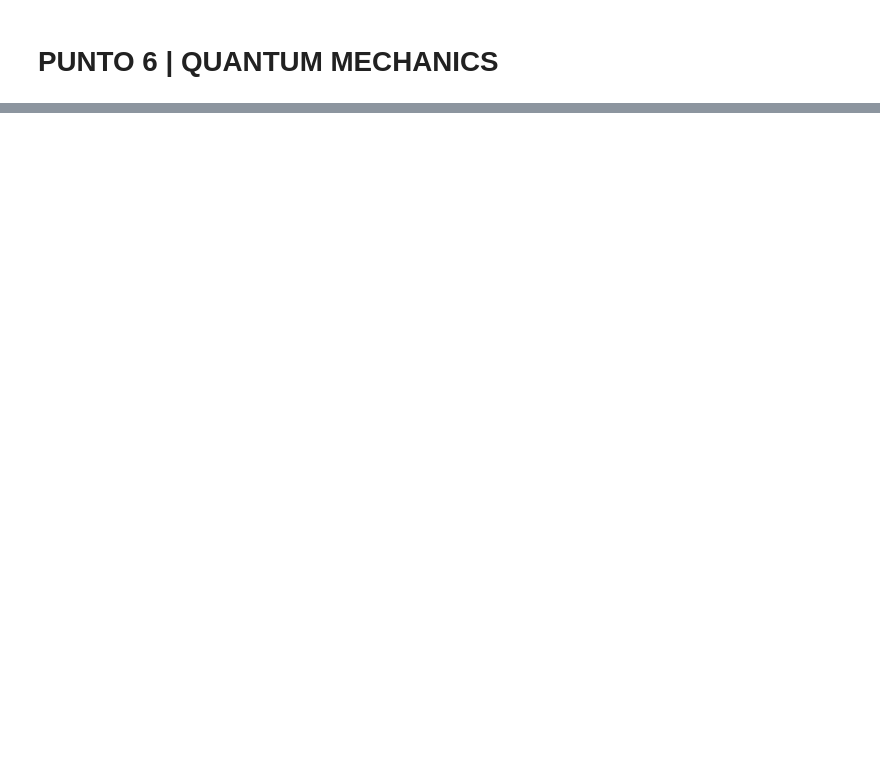
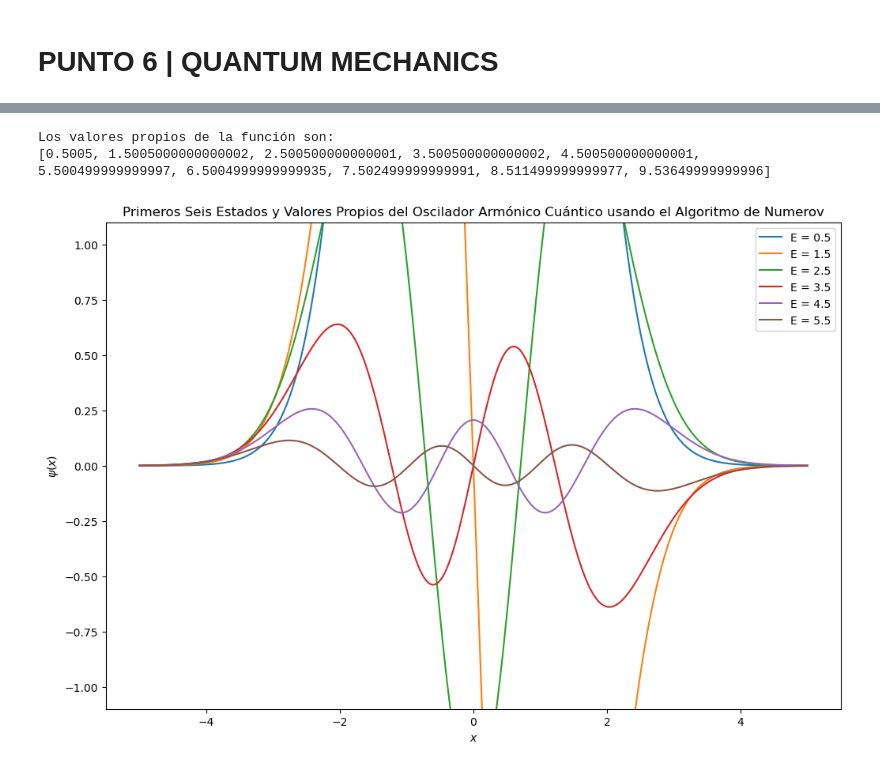
Before and after one commit to leylaaaa1/MetodosII_SantiagoGarcia_CatalinaGuatibonza, a Jupyter notebook: Tarea4_SantiagoGarcia_CatalinaGuatibonza/T4P6QuantumMechanics_SantiagoGarcia_CatalinaGuatibonza.ipynb, the cells around one changed output, grey strips where cells are left out. Drawn from its saved outputs; the diff is of its cells as text; code cells hidden in the pictures; blank space fills up the shorter version.

```diff
--- a/Tarea4_SantiagoGarcia_CatalinaGuatibonza/T4P6QuantumMechanics_SantiagoGarcia_CatalinaGuatibonza.ipynb
+++ b/Tarea4_SantiagoGarcia_CatalinaGuatibonza/T4P6QuantumMechanics_SantiagoGarcia_CatalinaGuatibonza.ipynb
@@ -3 +11,6 @@
+# %%
+def V(x):
+    m = 1
+    omega = 1
+    return 0.5 * m * (omega**2) * (x**2)
 # %%
@@ -53,0 +34,61 @@ plot_wavefunctions(x, V, energies)
+# %%
+def find_energy_levels_efficient(dE_initial=0.1, dE_refine=0.001, E_max=10):
+
+    E_values_coarse = []
+    E_values_refined = []
+
+    E = 0
+    last_psi_end = None
+    while E <= E_max:
+        psi = numerov(x, V, E)
+        psi_end = psi[-1]
+
+        if last_psi_end is not None and psi_end * last_psi_end < 0:
+            E_values_coarse.append(E - dE_initial / 2)
+
+        last_psi_end = psi_end
+        E += dE_initial
+
+
+    for E_approx in E_values_coarse:
+        E_start = E_approx - dE_initial / 2
+        E_end = E_approx + dE_initial / 2
+        E = E_start
+        last_psi_end = None
+
+        while E <= E_end:
+            psi = numerov(x, V, E)
+            psi_end = psi[-1]
+
+            if last_psi_end is not None and psi_end * last_psi_end < 0:
+                E_values_refined.append(E - dE_refine / 2)
+
+            last_psi_end = psi_end
+            E += dE_refine
+
+    return E_values_refined
+
+E_values_refined = find_energy_levels_efficient()
+
+print('Los valores propios de la función son: ')
+print(E_values_refined)
+# %% [output]
+Los valores propios de la función son:
+[0.5005, 1.5005000000000002, 2.500500000000001, 3.500500000000002, 4.500500000000001, 5.500499999999997, 6.5004999999999935, 7.502499999999991, 8.511499999999977, 9.53649999999996]
+# %%
+E_levels = [0.5, 1.5, 2.5, 3.5, 4.5, 5.5]
+# %%
+plt.figure(figsize=(12, 8))
+
+for i, E in enumerate(E_levels):
+    psi = numerov(x, V, E)
+    plt.plot(x, psi*E, label=f'E = {E:.1f}')
+
+plt.title('Primeros Seis Estados y Valores Propios del Oscilador Armónico Cuántico usando el Algoritmo de Numerov')
+plt.xlabel('$x$')
+plt.ylabel('$\psi(x)$')
+plt.ylim(-1.1,1.1)
+plt.legend()
+plt.show()
+# %% [output]
+[figure, added]
```
Also changed, not shown: parts of 3 cells of this notebook.
